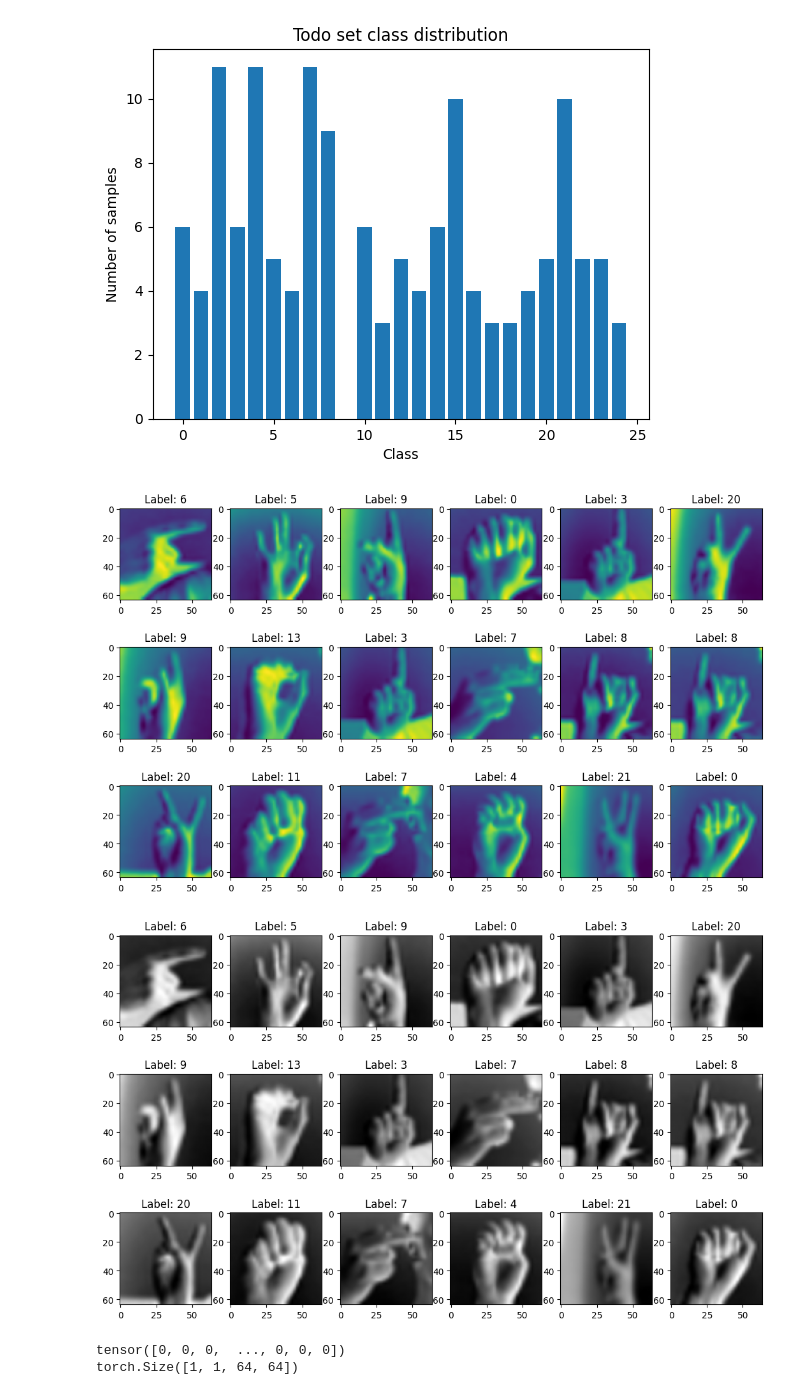
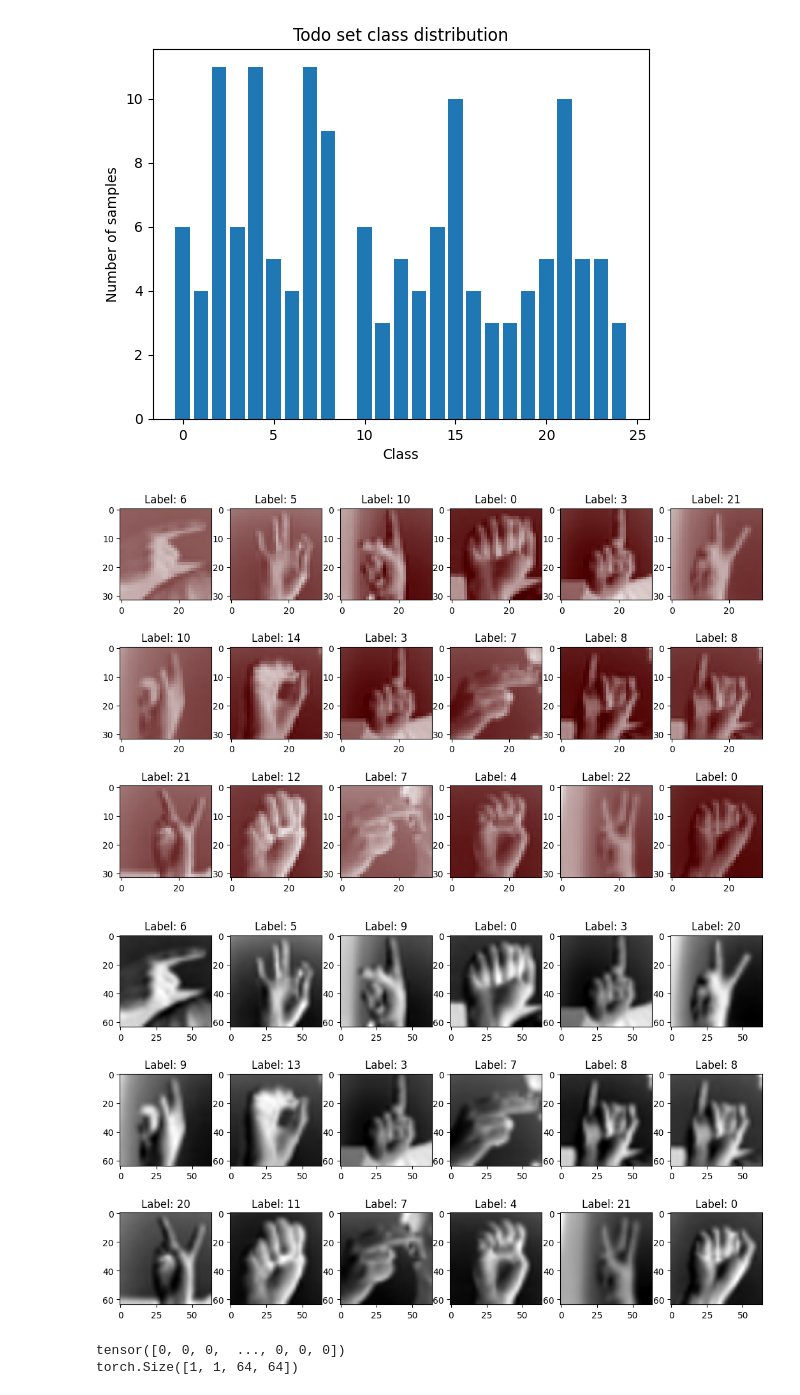
Before and after one commit to Horizon-42/sign_languages, a Jupyter notebook: data_explore.ipynb, the cells around one changed output. Drawn from its saved outputs; the diff is of its cells as text; code cells hidden in the pictures.

Commit message:
fix todo example

```diff
--- a/data_explore.ipynb
+++ b/data_explore.ipynb
@@ -100,23 +100,23 @@ plt.show()
 [figure]
 # %%
 
-plot_dataset(tod_ex_dataset)
+plot_dataset(todo_example)
 
 
 todo_transform = v2.Compose(
     [
         v2.Grayscale(),
         v2.Resize(size=(IMAGE_SIZE, IMAGE_SIZE)),
     ]
 )
 tod_ex_dataset = SignLanguageDataset(
     todo_example, transform=todo_transform)
 
 todo_ex_dataloader = iter(DataLoader(tod_ex_dataset))
 
 plot_dataset(todo_ex_dataloader, cmap='gray')
 # %% [output]
-[figure, old version]
+[figure, new version]
 [figure]
 # %%
 # Read todo, make sure the l"abels also didn't include 9
```
Also changed, not shown: parts of 2 cells of this notebook.
